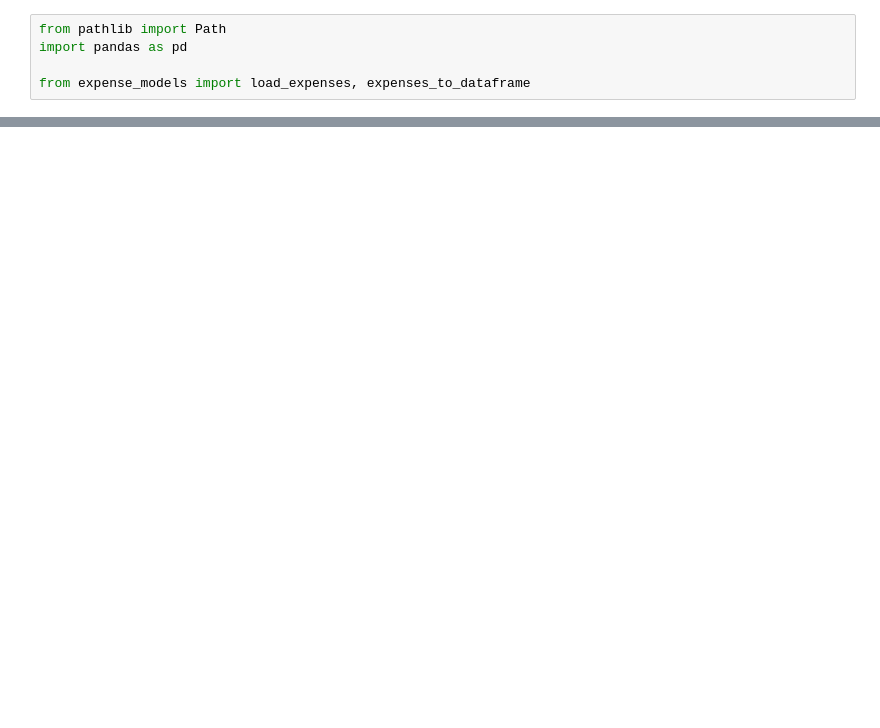
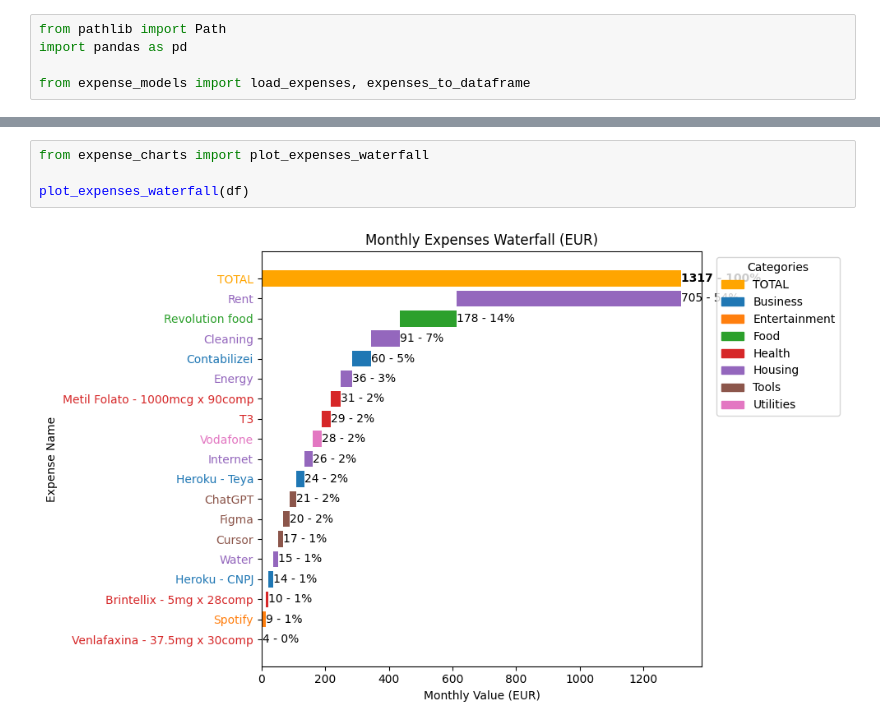
Before and after one commit to mauricio-custodio/my-notes, a Jupyter notebook: finances/expenses/notebook.ipynb, the cells around one changed output, grey strips where cells are left out. Cells and saved outputs as stored; diff of their text form; blank space fills up the shorter version.

Commit message:
fixed categories in expenses + refactored notebook

```diff
--- a/finances/expenses/notebook.ipynb
+++ b/finances/expenses/notebook.ipynb
@@ -219,0 +32,6 @@ plt.show(fig)
+# %%
+from expense_charts import plot_expenses_waterfall
+
+plot_expenses_waterfall(df)
+# %% [output]
+[figure, added]
```
Also changed, not shown: parts of 4 cells of this notebook, 2 other files.
